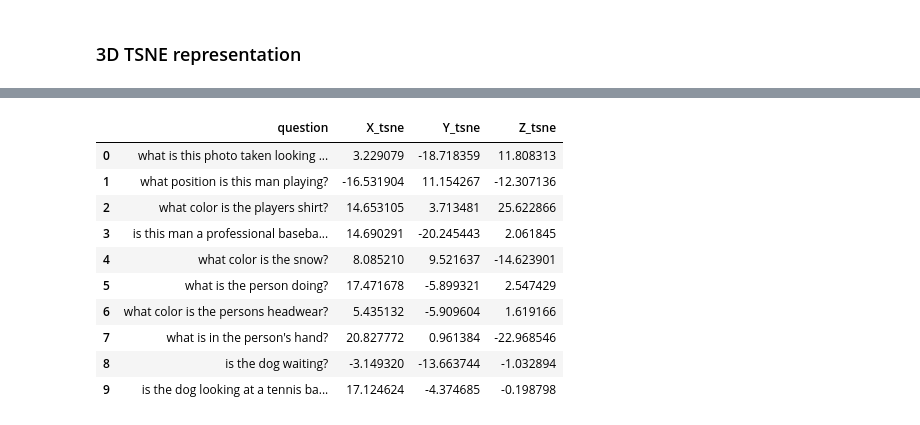
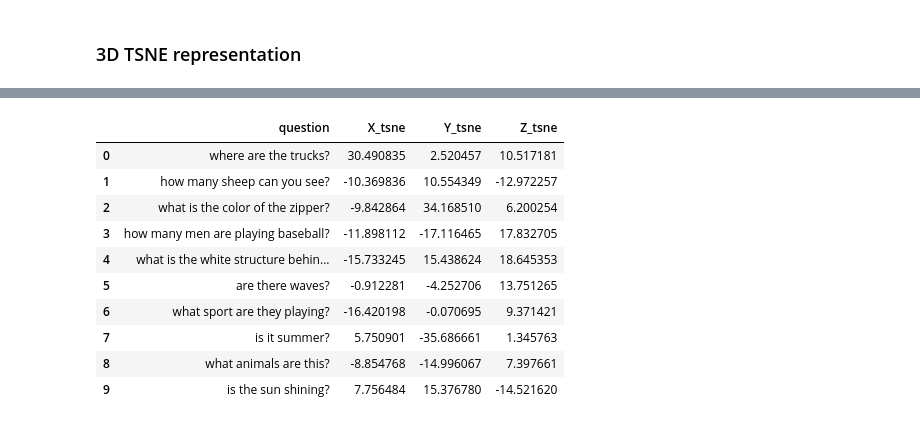
Before and after one commit to andreiluca96/reversed-vqa, a Jupyter notebook: question-rephrase/auto_encoder_evaluation.ipynb, the cells around one changed output, grey strips where cells are left out. Cells and saved outputs as stored; diff of their text form; code cells hidden in the pictures.

```diff
--- a/question-rephrase/auto_encoder_evaluation.ipynb
+++ b/question-rephrase/auto_encoder_evaluation.ipynb
@@ -287,24 +262,24 @@ tsne.kl_divergence_
 # %%
 question_embeddings_tsne_df = spark.createDataFrame([x.tolist() for x in X_embedded], ["X_tsne", "Y_tsne", "Z_tsne"])
 question_embeddings_tsne_df = question_embeddings_tsne_df.withColumn("columnindex", F.row_number().over(w))
 
-questions_with_tsne_embeddings = questions_with_embeddings.limit(limit)\
+questions_with_tsne_embeddings = questions_with_embeddings\
     .join(question_embeddings_tsne_df, questions_with_embeddings.columnindex == question_embeddings_tsne_df.columnindex)\
     .select("question", "X_tsne", "Y_tsne", "Z_tsne")\
     .toPandas()
 questions_with_tsne_embeddings[:10]
 # %% [output]
 |  | question | X_tsne | Y_tsne | Z_tsne |
-| 0 | what is this photo taken looking ... | 3.229079 | -18.718359 | 11.808313 |
-| 1 | what position is this man playing? | -16.531904 | 11.154267 | -12.307136 |
-| 2 | what color is the players shirt? | 14.653105 | 3.713481 | 25.622866 |
-| 3 | is this man a professional baseba... | 14.690291 | -20.245443 | 2.061845 |
-| 4 | what color is the snow? | 8.085210 | 9.521637 | -14.623901 |
-| 5 | what is the person doing? | 17.471678 | -5.899321 | 2.547429 |
-| 6 | what color is the persons headwear? | 5.435132 | -5.909604 | 1.619166 |
-| 7 | what is in the person's hand? | 20.827772 | 0.961384 | -22.968546 |
-| 8 | is the dog waiting? | -3.149320 | -13.663744 | -1.032894 |
-| 9 | is the dog looking at a tennis ba... | 17.124624 | -4.374685 | -0.198798 |
+| 0 | where are the trucks? | 30.490835 | 2.520457 | 10.517181 |
+| 1 | how many sheep can you see? | -10.369836 | 10.554349 | -12.972257 |
+| 2 | what is the color of the zipper? | -9.842864 | 34.168510 | 6.200254 |
+| 3 | how many men are playing baseball? | -11.898112 | -17.116465 | 17.832705 |
+| 4 | what is the white structure behin... | -15.733245 | 15.438624 | 18.645353 |
+| 5 | are there waves? | -0.912281 | -4.252706 | 13.751265 |
+| 6 | what sport are they playing? | -16.420198 | -0.070695 | 9.371421 |
+| 7 | is it summer? | 5.750901 | -35.686661 | 1.345763 |
+| 8 | what animals are this? | -8.854768 | -14.996067 | 7.397661 |
+| 9 | is the sun shining? | 7.756484 | 15.376780 | -14.521620 |
 # %%
 # Use column names of df for the different parameters x, y, color, ...
 fig = px.scatter_3d(questions_with_tsne_embeddings, x="X_tsne", y="Y_tsne", z="Z_tsne",
```
Also changed, not shown: parts of 7 cells of this notebook.
